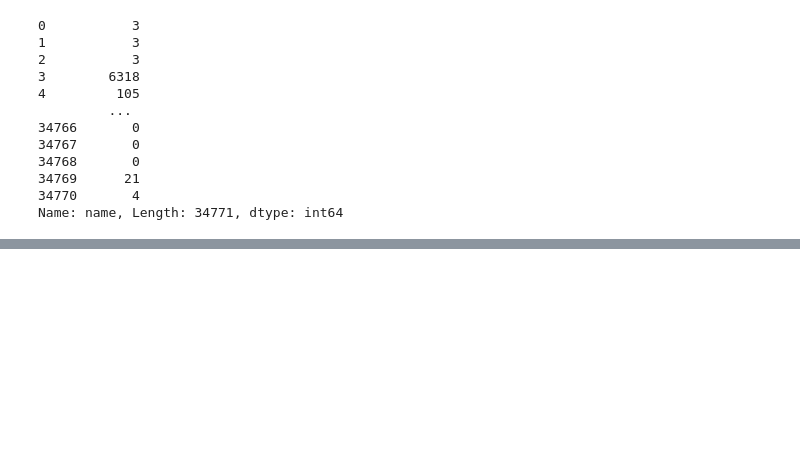
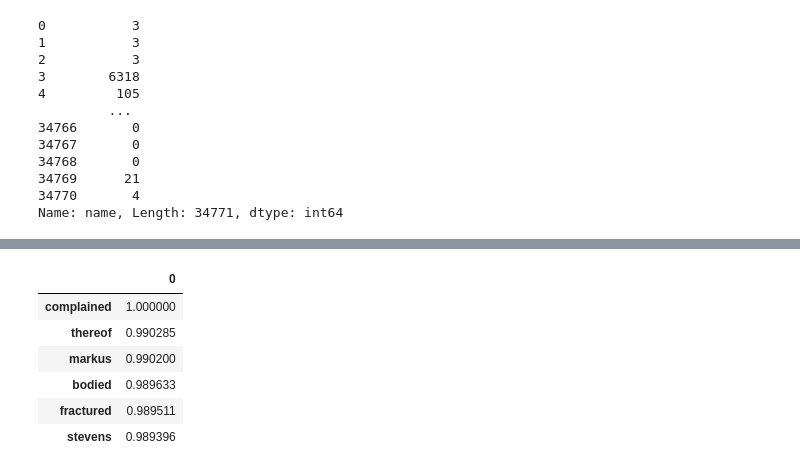
Before and after one commit to zhangchi0104/honours-sgtm, a Jupyter notebook: experiment.ipynb, the cells around one changed output, grey strips where cells are left out. Cells and saved outputs as stored; diff of their text form; code cells hidden in the pictures; blank space fills up the shorter version.

```diff
--- a/experiment.ipynb
+++ b/experiment.ipynb
@@ -1248,3 +1248,10 @@ def dataset2matrix(dataset: list, vocab):
     cv.vocabulary
 
 dataset = load_dataset
+# %%
+from transformers import BertTokenizer, BertModel
+import  pandas as pd
+embeddings = pd.read_pickle('./results/yelp/bert/embeddings.pkl')
+model = BertModel.from_pretrained('bert-base-uncased')
+tokenizer = BertTokenizer.from_pretrained('bert-base-uncased')
+tokenizer()
@@ -1250,0 +1284,7 @@ dataset = load_dataset
+# %%
+from scripts.utils.embeddings import batch_cosine_similarity, cosine_similarity_with_topic
+from scripts.utils.io import load_vocab
+similarities = batch_cosine_similarity(embeddings.loc['complained'], embeddings)
+similarities_df = pd.DataFrame(similarities, index=embeddings.index)
+similarities_df.sort_values(0, ascending=False).head()
+similarities_df.loc['complaint']
@@ -1250,0 +1317,10 @@ dataset = load_dataset
+# %%
+similarities_df.sort_values(0, ascending=False).head(6)
+# %% [output]
+|  | 0 |
+| complained | 1.000000 |
+| thereof | 0.990285 |
+| markus | 0.990200 |
+| bodied | 0.989633 |
+| fractured | 0.989511 |
+| stevens | 0.989396 |
```
Also changed, not shown: parts of 8 cells of this notebook, 3 other files.
